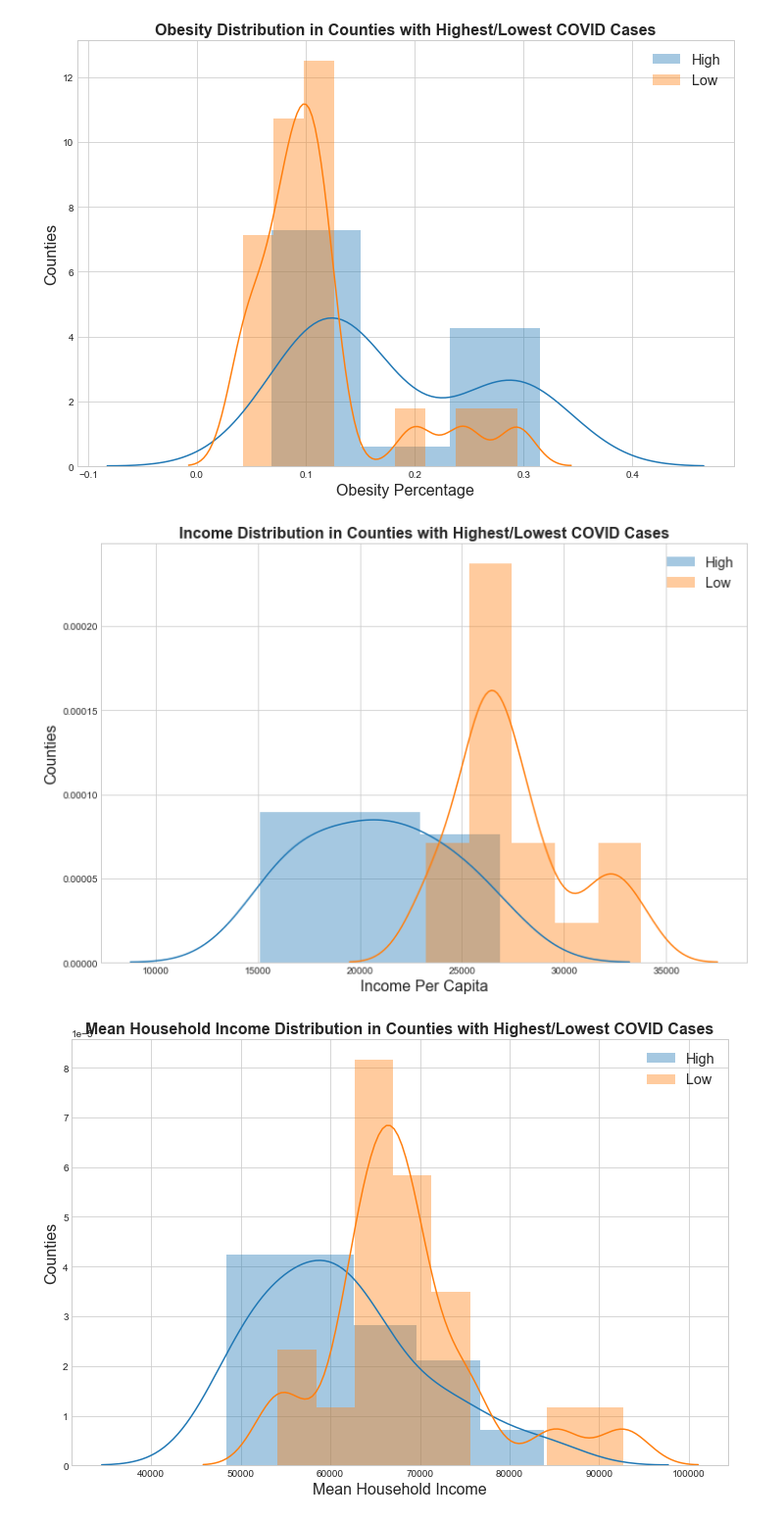
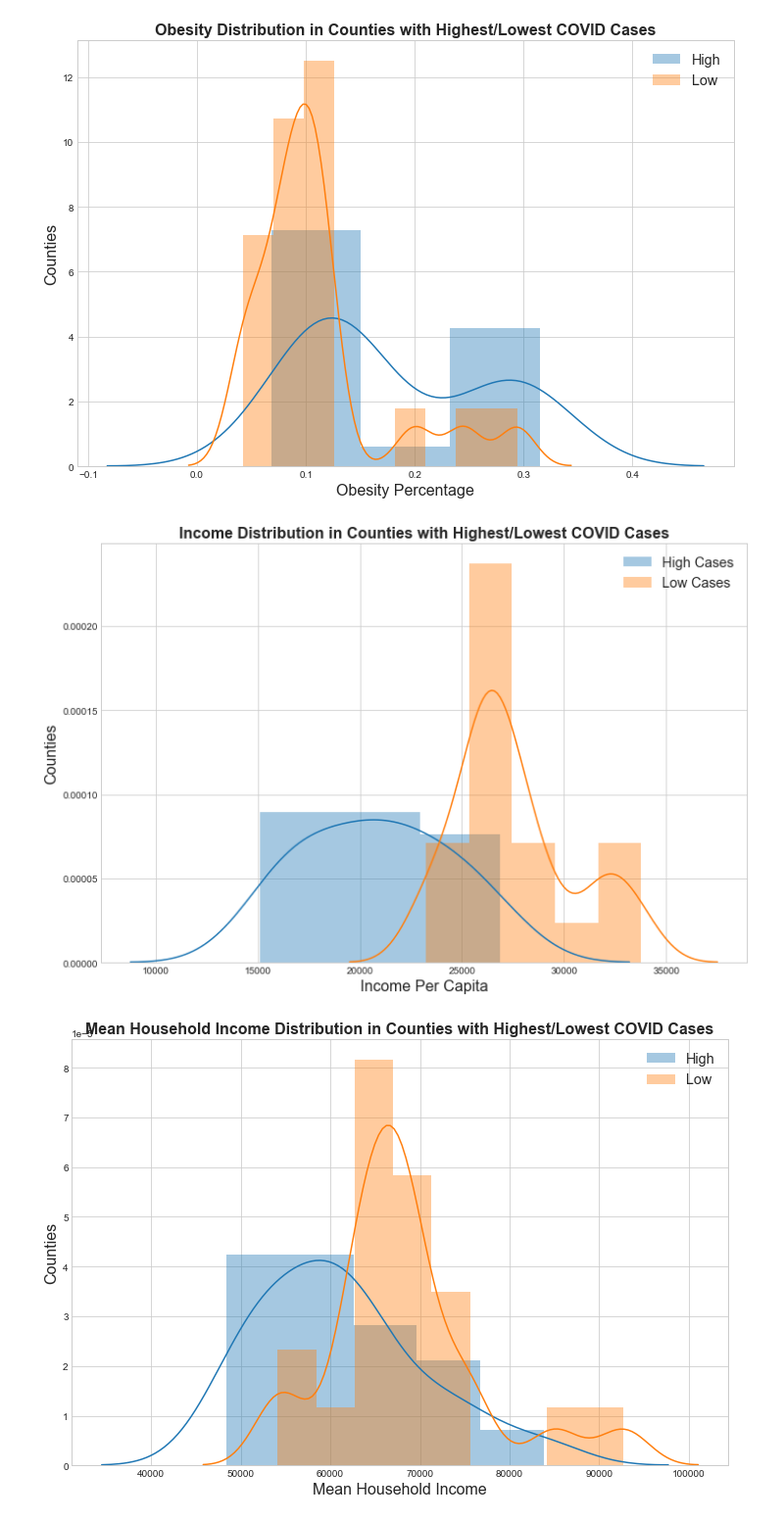
Before and after one commit to cxclark/covid19-analysis, a Jupyter notebook: code/04_eda_preprocessing_5_states.ipynb, the cells around one changed output. Shown at 98% size. Cells and saved outputs as stored; diff of their text form; code cells hidden in the pictures.

```diff
--- a/code/04_eda_preprocessing_5_states.ipynb
+++ b/code/04_eda_preprocessing_5_states.ipynb
@@ -488,15 +488,15 @@ plt.legend(fontsize='x-large');
 # %%
 plt.figure(figsize=(12,8))
 plt.title('Income Distribution in Counties with Highest/Lowest COVID Cases', fontdict={'fontsize':16, 'fontweight':'bold'})
 
-sns.distplot(top_10_per['inc_per_capita_inc_dol'], label='High')
-sns.distplot(low_10_per['inc_per_capita_inc_dol'], label='Low')
+sns.distplot(top_10_per['inc_per_capita_inc_dol'], label='High Cases')
+sns.distplot(low_10_per['inc_per_capita_inc_dol'], label='Low Cases')
 
 plt.xlabel('Income Per Capita', fontsize=16)
 plt.ylabel('Counties', fontsize=16)
 plt.legend(fontsize='x-large');
 # %% [output]
-[figure, old version]
+[figure, new version]
 # %%
 plt.figure(figsize=(12,8))
 plt.title('Mean Household Income Distribution in Counties with Highest/Lowest COVID Cases', fontdict={'fontsize':16, 'fontweight':'bold'})
```
Also changed, not shown: parts of 1 cell of this notebook, 1 other file.
